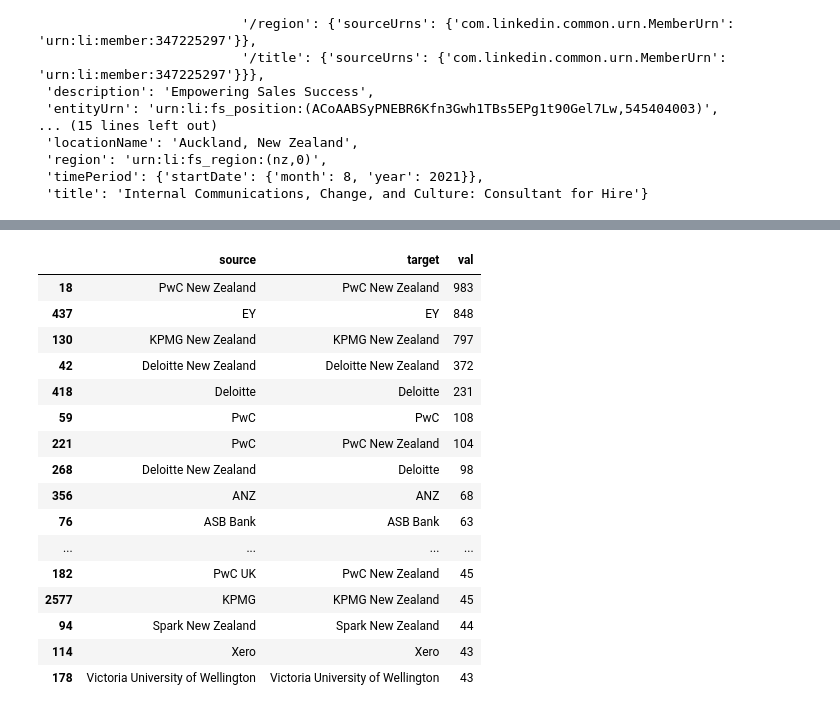
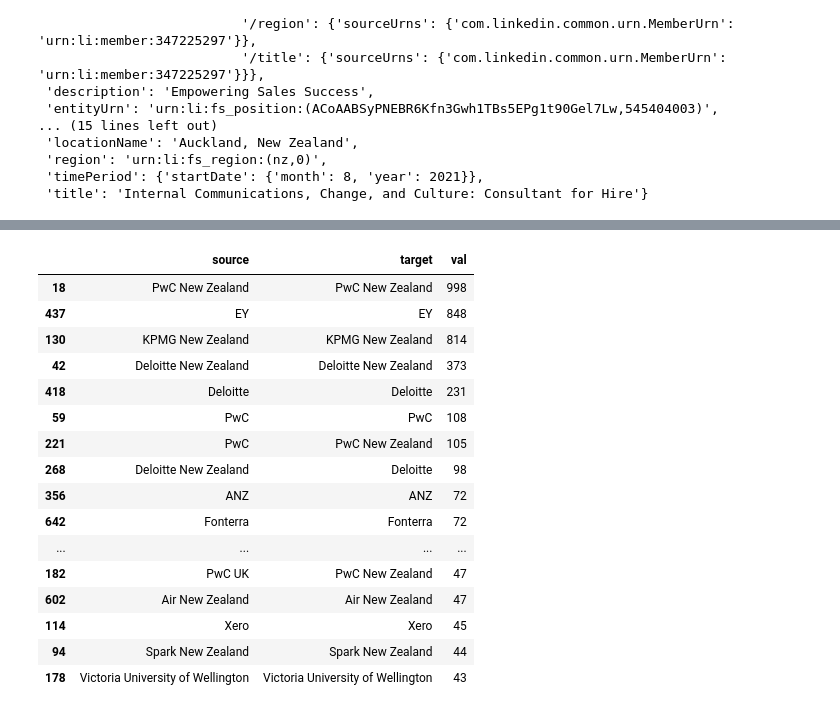
Before and after one commit to UoA-eResearch/linkedin, a Jupyter notebook: fetch.ipynb, the cells around one changed output, grey strips where cells are left out. Drawn from its saved outputs; the diff is of its cells as text; code cells hidden in the pictures.

```diff
--- a/fetch.ipynb
+++ b/fetch.ipynb
@@ -154,9 +141,0 @@ current_people_df
-# %%
-e = None
-for public_id in tqdm(current_people_df.public_id):
-    try:
-        results.append(api.get_profile(public_id))
-        time.sleep(10)
-    except Exception as e:
-        print(e)
-        break
@@ -200,9 +141,0 @@ len(all_people_pwc_kpmg_df)
-# %%
-e = None
-for public_id in tqdm(all_people_pwc_kpmg_df.public_id):
-    try:
-        results.append(api.get_profile(public_id))
-        time.sleep(10)
-    except Exception as e:
-        print(e)
-        break
@@ -211,0 +142,7 @@ json.dump(results, open("profiles.json", "w"))
+# %%
+# De-duplicate profiles
+profile_dict = {}
+for p in profiles:
+    if "profile_id" in p:
+        profile_dict[p["profile_id"]] = p
+print(len(profile_dict))
@@ -212,19 +151,23 @@ json.dump(results, open("profiles.json", "w"))
 # %%
 nodes = {}
 edges = {}
-for r in tqdm(results):
+for r in tqdm(profile_dict.values()):
     for i, e in enumerate(r["experience"]):
         companyName = e.get("companyName")
         if not companyName:
             pprint(e)
             continue
         if companyName not in nodes:
+            industry = None
+            industries = e.get("company", {}).get("industries")
+            if industries:
+                industry = industries[0]
             nodes[companyName] = {
                 "id": e.get("companyUrn"),
                 "name": companyName,
                 "geoLocationName": e.get("geoLocationName"),
                 "locationName": e.get("locationName"),
-                "industries": e.get("industries"),
+                "industry": industry,
                 "companyLogoUrl": e.get("companyLogoUrl"),
                 "val": 0
             }
@@ -309,23 +272,23 @@ print(f"{sum(node_df.geoLocationName.str.contains('New Zealand', na=False))} com
 # %%
-edge_df = pd.DataFrame(edges.values())
-edge_df.sort_values(by="val", ascending=False).head(20)
+edge_df = pd.DataFrame(edges.values()).sort_values(by="val", ascending=False)
+edge_df.head(20)
 # %% [output]
 |  | source | target | val |
-| 18 | PwC New Zealand | PwC New Zealand | 983 |
+| 18 | PwC New Zealand | PwC New Zealand | 998 |
 | 437 | EY | EY | 848 |
-| 130 | KPMG New Zealand | KPMG New Zealand | 797 |
-| 42 | Deloitte New Zealand | Deloitte New Zealand | 372 |
+| 130 | KPMG New Zealand | KPMG New Zealand | 814 |
+| 42 | Deloitte New Zealand | Deloitte New Zealand | 373 |
 | 418 | Deloitte | Deloitte | 231 |
 | 59 | PwC | PwC | 108 |
-| 221 | PwC | PwC New Zealand | 104 |
+| 221 | PwC | PwC New Zealand | 105 |
 | 268 | Deloitte New Zealand | Deloitte | 98 |
-| 356 | ANZ | ANZ | 68 |
-| 76 | ASB Bank | ASB Bank | 63 |
+| 356 | ANZ | ANZ | 72 |
+| 642 | Fonterra | Fonterra | 72 |
 | ... | ... | ... | ... |
-| 182 | PwC UK | PwC New Zealand | 45 |
-| 2577 | KPMG | KPMG New Zealand | 45 |
+| 182 | PwC UK | PwC New Zealand | 47 |
+| 602 | Air New Zealand | Air New Zealand | 47 |
+| 114 | Xero | Xero | 45 |
 | 94 | Spark New Zealand | Spark New Zealand | 44 |
-| 114 | Xero | Xero | 43 |
 | 178 | Victoria University of Wellington | Victoria University of Wellington | 43 |
 # %%
 len(nodes), len(edges)
```
Also changed, not shown: parts of 33 cells of this notebook, 2 other files.
